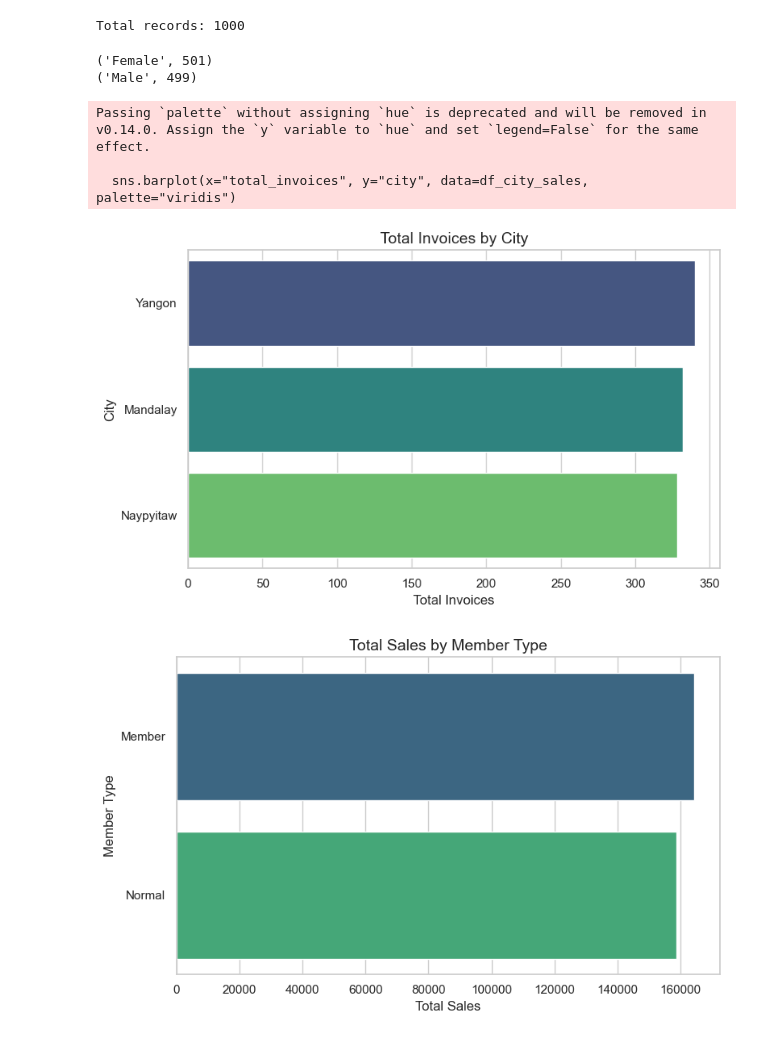
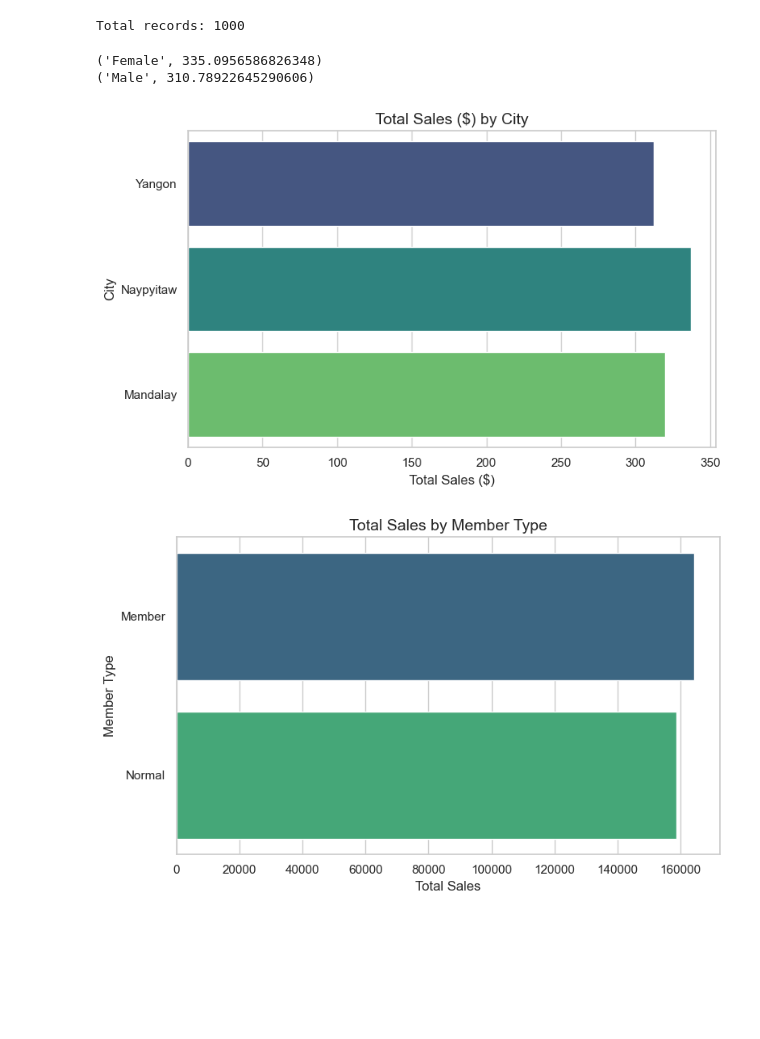
Before and after one commit to jmfe2/data-portfolio, a Jupyter notebook: notebooks/02_supermarket_sales/02_supermarket_postgresql.ipynb, the cells around one changed output. Cells and saved outputs as stored; diff of their text form; code cells hidden in the pictures; blank space fills up the shorter version.

Commit message:
W2D4 - Update plots

```diff
--- a/notebooks/02_supermarket_sales/02_supermarket_postgresql.ipynb
+++ b/notebooks/02_supermarket_sales/02_supermarket_postgresql.ipynb
@@ -218,10 +218,13 @@ with engine.connect() as connection:
 # %% [output]
 Total records: 1000
 # %%
+import pandas as pd
+import matplotlib.pyplot as plt
+import seaborn as sns
 from sqlalchemy import text
 
 query = """
-SELECT gender, COUNT(*) FROM supermarket_sales GROUP BY gender;
+SELECT Gender, AVG(Total) FROM supermarket_sales GROUP BY Gender;
 """
 
 with engine.connect() as connection:
@@ -230,49 +233,52 @@ with engine.connect() as connection:
     for row in result:
         print(row)
 # %% [output]
-('Female', 501)
-('Male', 499)
+('Female', 335.0956586826348)
+('Male', 310.78922645290606)
 # %%
 import pandas as pd
 import matplotlib.pyplot as plt
 import seaborn as sns
 
 # SQL query to get the total sales by city
 query = """
-SELECT city, COUNT(*) as total_invoices
+SELECT city, AVG(Total) AS total_sales
 FROM supermarket_sales
-GROUP BY city
-ORDER BY total_invoices DESC;
+GROUP BY city;
 """
 
 # execute the query and load the results into a DataFrame
-df_city_sales = pd.read_sql(query, engine)
+df_city_total = pd.read_sql(query, engine)
+
+# plot style
+sns.set_theme(style="whitegrid")  # Set the theme for seaborn
+
+# create a bar plot for total sales by city
+plt.figure(figsize=(8, 5))
+sns.barplot(
+    x="total_sales",
+    y="city",
+    data=df_city_total,
+    palette="viridis",
+    hue="city",
+    legend=False,
+)
+
+# title and labels
+plt.title("Total Sales ($) by City", fontsize=14)
+plt.xlabel("Total Sales ($)", fontsize=12)
+plt.ylabel("City")
+plt.tight_layout()
+
+plt.savefig(
+    "/Users/jmfe2/VSC/data-portfolio/figures/02_supermarket/total_sales_by_city.png",
+    dpi=300,  # Set the resolution of the saved figure
+    bbox_inches="tight",  # Ensure that the entire figure is saved without clipping
+)
+
+plt.show()
+# %% [output]
+[figure, added]
-# %%
-# plot style
-sns.set_theme(style="whitegrid")  # Set the theme for seaborn
-
-# create a bar plot for total sales by city
-plt.figure(figsize=(8, 5))
-sns.barplot(x="total_invoices", y="city", data=df_city_sales, palette="viridis")
-
-# title and labels
-plt.title("Total Invoices by City", fontsize=14)
-plt.xlabel("Total Invoices", fontsize=12)
-plt.ylabel("City")
-plt.tight_layout()
-
-plt.savefig(
-    "/Users/jmfe2/VSC/data-portfolio/figures/02_supermarket/total_invoices_by_city.png",
-    dpi=300,  # Set the resolution of the saved figure
-    bbox_inches="tight",  # Ensure that the entire figure is saved without clipping
-)
-
-plt.show()
-# %% [output]
-Passing `palette` without assigning `hue` is deprecated and will be removed in v0.14.0. Assign the `y` variable to `hue` and set `legend=False` for the same effect.
-
-  sns.barplot(x="total_invoices", y="city", data=df_city_sales, palette="viridis")
-[figure, removed]
 # %%
 # SQL query to get the total sales by city
 query = """
```
Also changed, not shown: 3 other files.
